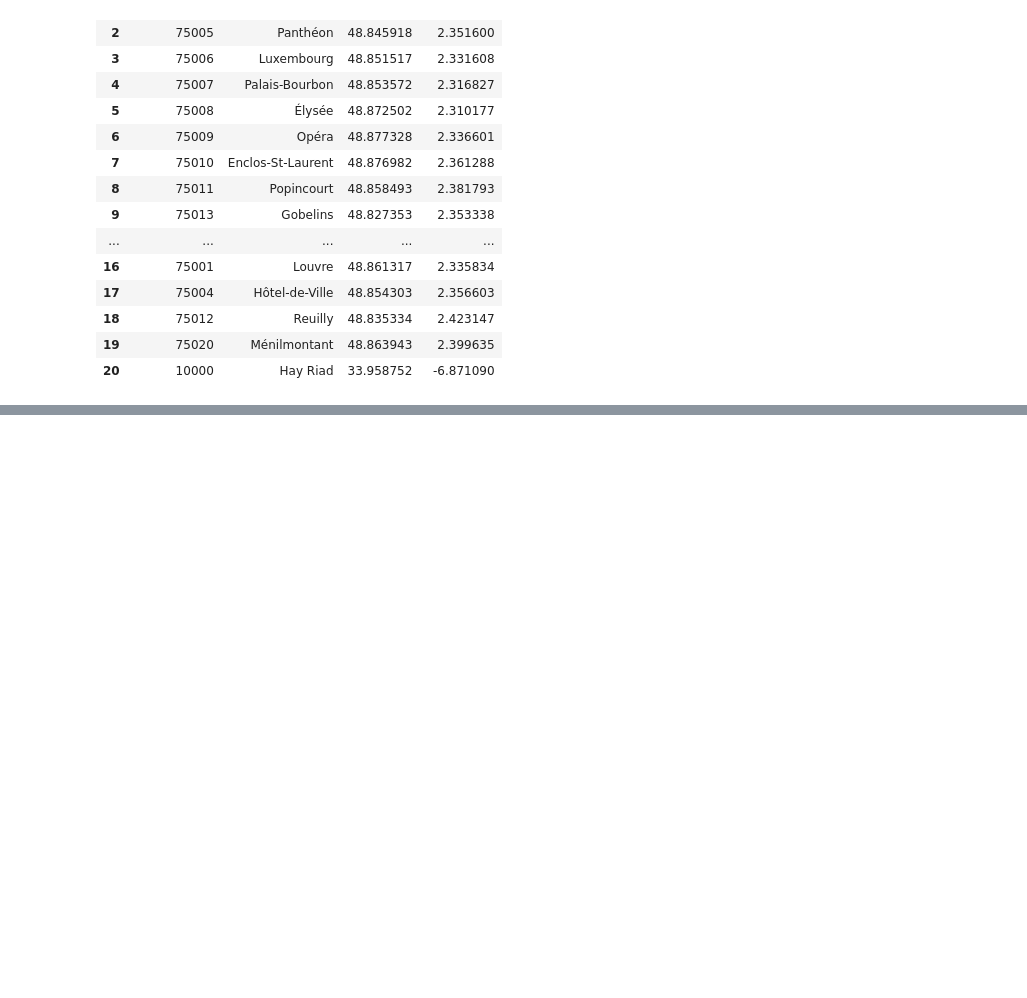
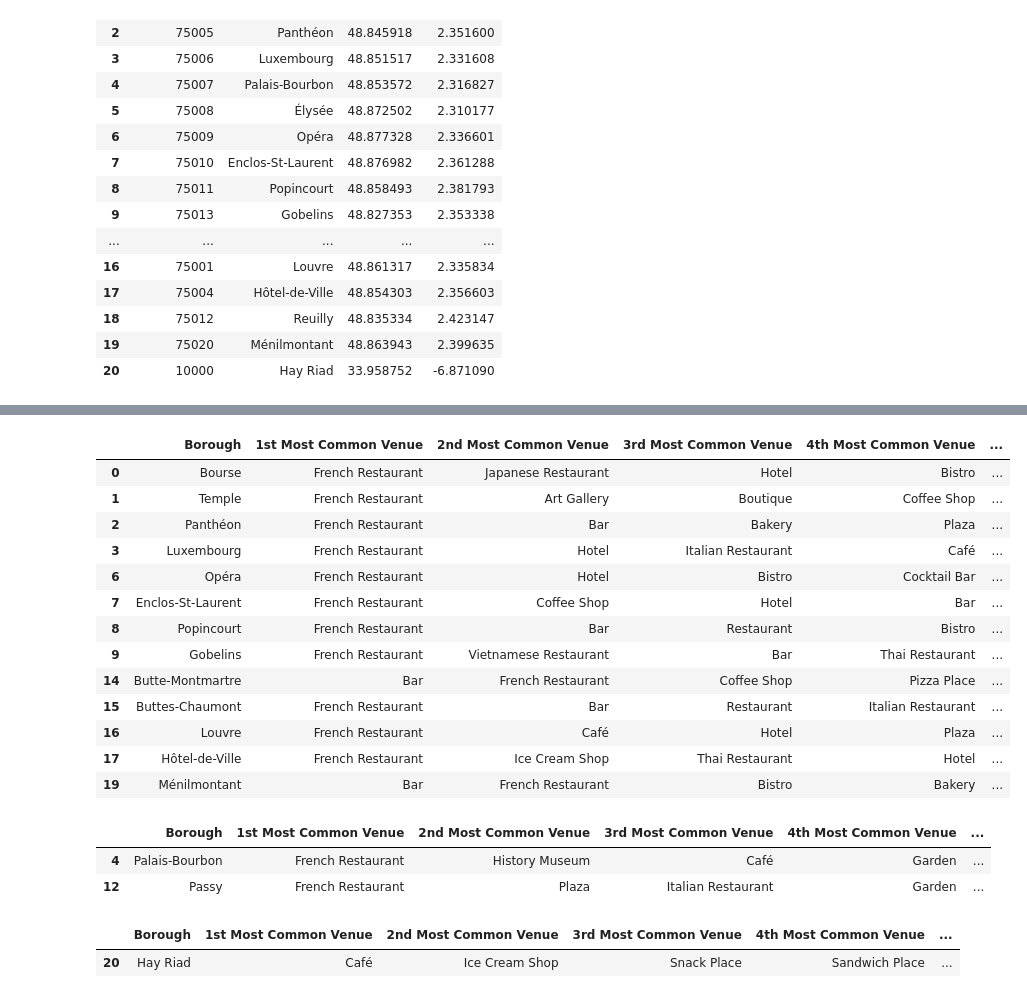
Before and after one commit to Leradicator/Coursera_Capstone, a Jupyter notebook: Capstone Peer Graded Assignment.ipynb, the cells around one changed output, grey strips where cells are left out. Cells and saved outputs as stored; diff of their text form; code cells hidden in the pictures; blank space fills up the shorter version.

```diff
--- a/Capstone Peer Graded Assignment.ipynb
+++ b/Capstone Peer Graded Assignment.ipynb
@@ -102,0 +425,21 @@ map_paris
+# %%
+num_top_venues = 10
+
+indicators = ['st', 'nd', 'rd']
+
+# create columns according to number of top venues
+columns = ['Neighborhood']
+for ind in np.arange(num_top_venues):
+    try:
+        columns.append('{}{} Most Common Venue'.format(ind+1, indicators[ind]))
+    except:
+        columns.append('{}th Most Common Venue'.format(ind+1))
+
+# create a new dataframe
+neighborhoods_venues_sorted = pd.DataFrame(columns=columns)
+neighborhoods_venues_sorted['Neighborhood'] = paris_grouped['Neighborhood']
+
+for ind in np.arange(paris_grouped.shape[0]):
+    neighborhoods_venues_sorted.iloc[ind, 1:] = return_most_common_venues(paris_grouped.iloc[ind, :], num_top_venues)
+
+neighborhoods_venues_sorted.head()
@@ -102,0 +455,11 @@ map_paris
+# %%
+# set number of clusters
+kclusters = 5
+
+paris_grouped_clustering = paris_grouped.drop('Neighborhood', 1)
+
+# run k-means clustering
+kmeans = KMeans(n_clusters=kclusters, random_state=0).fit(paris_grouped_clustering)
+
+# check cluster labels generated for each row in the dataframe
+kmeans.labels_[0:10]
@@ -102,0 +468,10 @@ map_paris
+# %%
+# add clustering labels
+neighborhoods_venues_sorted.insert(0, 'Cluster Labels', kmeans.labels_)
+
+paris_merged = paris_data = dfParis
+
+# merge paris_grouped with paris_data to add latitude/longitude for each neighborhood
+paris_merged = paris_merged.join(neighborhoods_venues_sorted.set_index('Neighborhood'), on='Borough')
+
+paris_merged.head() # check the last columns!
@@ -102,0 +535,31 @@ map_paris
+# %%
+#Cluster index 2: restaurants (french)
+paris_merged.loc[paris_merged['Cluster Labels'] == 2, paris_merged.columns[[1] + list(range(5, paris_merged.shape[1]))]]
+# %% [output]
+|  | Borough | 1st Most Common Venue | 2nd Most Common Venue | 3rd Most Common Venue | 4th Most Common Venue | ... |
+| 0 | Bourse | French Restaurant | Japanese Restaurant | Hotel | Bistro | ... |
+| 1 | Temple | French Restaurant | Art Gallery | Boutique | Coffee Shop | ... |
+| 2 | Panthéon | French Restaurant | Bar | Bakery | Plaza | ... |
+| 3 | Luxembourg | French Restaurant | Hotel | Italian Restaurant | Café | ... |
+| 6 | Opéra | French Restaurant | Hotel | Bistro | Cocktail Bar | ... |
+| 7 | Enclos-St-Laurent | French Restaurant | Coffee Shop | Hotel | Bar | ... |
+| 8 | Popincourt | French Restaurant | Bar | Restaurant | Bistro | ... |
+| 9 | Gobelins | French Restaurant | Vietnamese Restaurant | Bar | Thai Restaurant | ... |
+| 14 | Butte-Montmartre | Bar | French Restaurant | Coffee Shop | Pizza Place | ... |
+| 15 | Buttes-Chaumont | French Restaurant | Bar | Restaurant | Italian Restaurant | ... |
+| 16 | Louvre | French Restaurant | Café | Hotel | Plaza | ... |
+| 17 | Hôtel-de-Ville | French Restaurant | Ice Cream Shop | Thai Restaurant | Hotel | ... |
+| 19 | Ménilmontant | Bar | French Restaurant | Bistro | Bakery | ... |
+# %%
+#Cluster index 3: Gardens
+paris_merged.loc[paris_merged['Cluster Labels'] == 3, paris_merged.columns[[1] + list(range(5, paris_merged.shape[1]))]]
+# %% [output]
+|  | Borough | 1st Most Common Venue | 2nd Most Common Venue | 3rd Most Common Venue | 4th Most Common Venue | ... |
+| 4 | Palais-Bourbon | French Restaurant | History Museum | Café | Garden | ... |
+| 12 | Passy | French Restaurant | Plaza | Italian Restaurant | Garden | ... |
+# %%
+#Cluster index 4: food food food
+paris_merged.loc[paris_merged['Cluster Labels'] == 4, paris_merged.columns[[1] + list(range(5, paris_merged.shape[1]))]]
+# %% [output]
+|  | Borough | 1st Most Common Venue | 2nd Most Common Venue | 3rd Most Common Venue | 4th Most Common Venue | ... |
+| 20 | Hay Riad | Café | Ice Cream Shop | Snack Place | Sandwich Place | ... |
```
Also changed, not shown: parts of 36 cells of this notebook.
